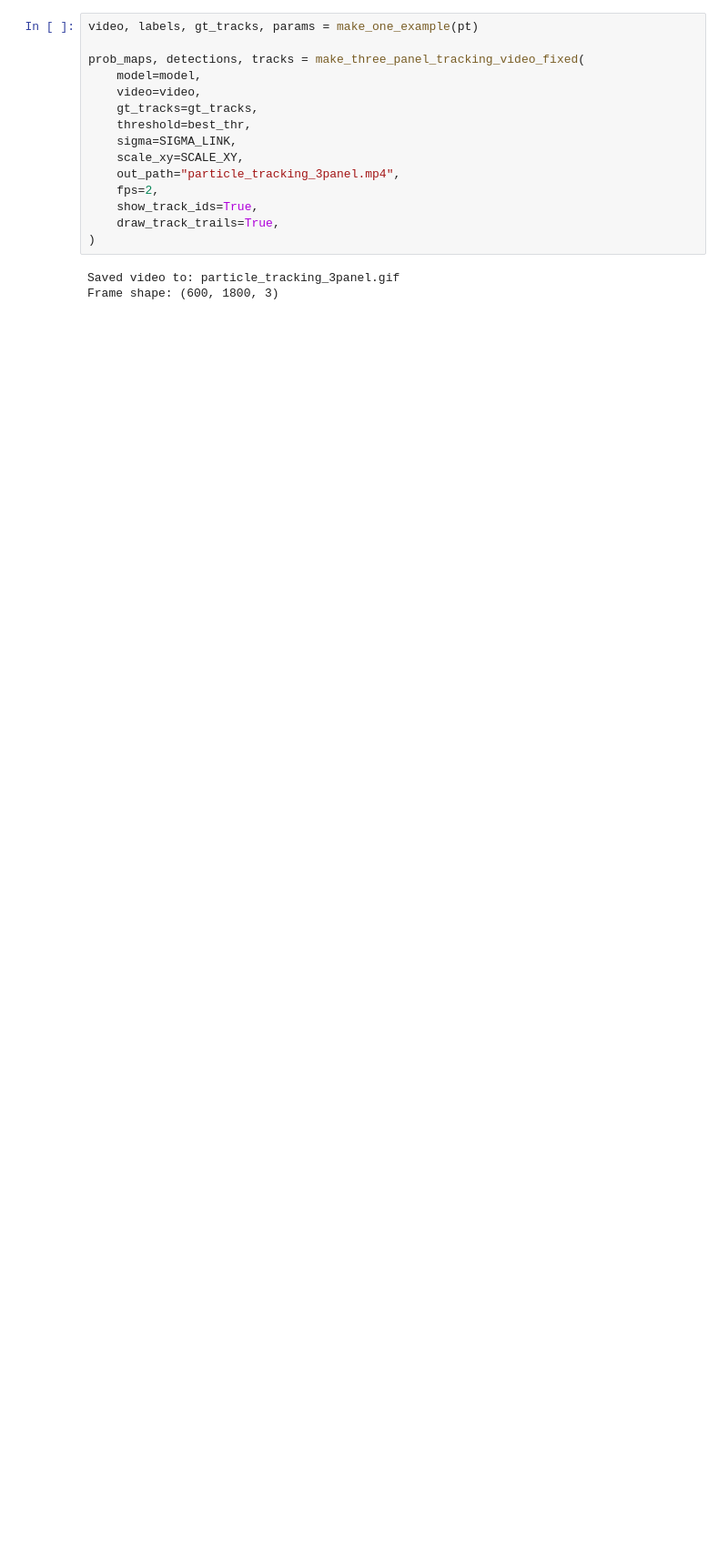
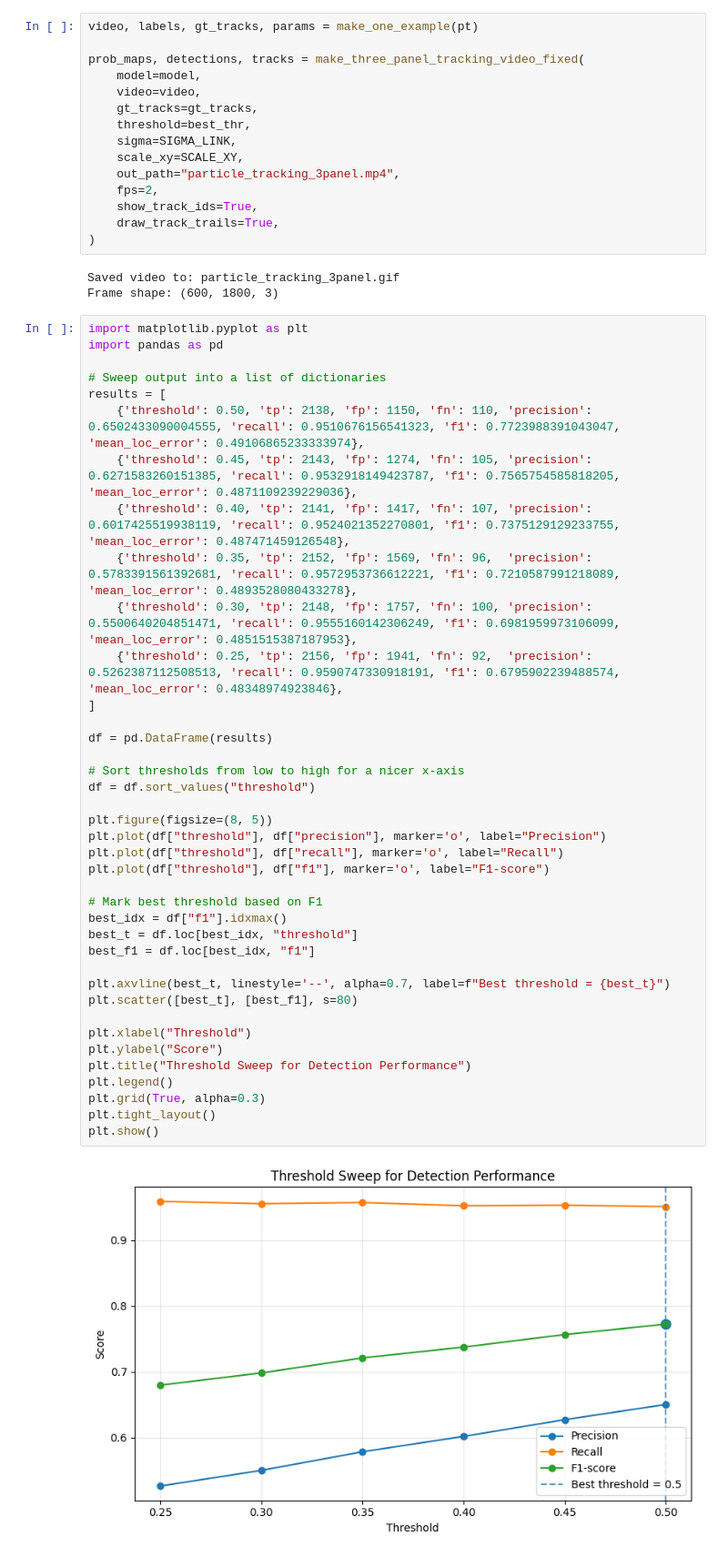
Before and after one commit to xiaoya777/509_project, a Jupyter notebook: 509_project11_new.ipynb, the cells around one changed output. Shown at 91% size. Cells and saved outputs as stored; diff of their text form; blank space fills up the shorter version.

```diff
--- a/509_project11_new.ipynb
+++ b/509_project11_new.ipynb
@@ -1286,3 +1286,44 @@ prob_maps, detections, tracks = make_three_panel_tracking_video_fixed(
 # %% [output]
 Saved video to: particle_tracking_3panel.gif
 Frame shape: (600, 1800, 3)
+# %%
+import matplotlib.pyplot as plt
+import pandas as pd
+
+# Sweep output into a list of dictionaries
+results = [
+    {'threshold': 0.50, 'tp': 2138, 'fp': 1150, 'fn': 110, 'precision': 0.6502433090004555, 'recall': 0.9510676156541323, 'f1': 0.7723988391043047, 'mean_loc_error': 0.49106865233333974},
+    {'threshold': 0.45, 'tp': 2143, 'fp': 1274, 'fn': 105, 'precision': 0.6271583260151385, 'recall': 0.9532918149423787, 'f1': 0.7565754585818205, 'mean_loc_error': 0.4871109239229036},
+    {'threshold': 0.40, 'tp': 2141, 'fp': 1417, 'fn': 107, 'precision': 0.6017425519938119, 'recall': 0.9524021352270801, 'f1': 0.7375129129233755, 'mean_loc_error': 0.487471459126548},
+    {'threshold': 0.35, 'tp': 2152, 'fp': 1569, 'fn': 96,  'precision': 0.5783391561392681, 'recall': 0.9572953736612221, 'f1': 0.7210587991218089, 'mean_loc_error': 0.4893528080433278},
+    {'threshold': 0.30, 'tp': 2148, 'fp': 1757, 'fn': 100, 'precision': 0.5500640204851471, 'recall': 0.9555160142306249, 'f1': 0.6981959973106099, 'mean_loc_error': 0.4851515387187953},
+    {'threshold': 0.25, 'tp': 2156, 'fp': 1941, 'fn': 92,  'precision': 0.5262387112508513, 'recall': 0.9590747330918191, 'f1': 0.6795902239488574, 'mean_loc_error': 0.48348974923846},
+]
+
+df = pd.DataFrame(results)
+
+# Sort thresholds from low to high for a nicer x-axis
+df = df.sort_values("threshold")
+
+plt.figure(figsize=(8, 5))
+plt.plot(df["threshold"], df["precision"], marker='o', label="Precision")
+plt.plot(df["threshold"], df["recall"], marker='o', label="Recall")
+plt.plot(df["threshold"], df["f1"], marker='o', label="F1-score")
+
+# Mark best threshold based on F1
+best_idx = df["f1"].idxmax()
+best_t = df.loc[best_idx, "threshold"]
+best_f1 = df.loc[best_idx, "f1"]
+
+plt.axvline(best_t, linestyle='--', alpha=0.7, label=f"Best threshold = {best_t}")
+plt.scatter([best_t], [best_f1], s=80)
+
+plt.xlabel("Threshold")
+plt.ylabel("Score")
+plt.title("Threshold Sweep for Detection Performance")
+plt.legend()
+plt.grid(True, alpha=0.3)
+plt.tight_layout()
+plt.show()
+# %% [output]
+[figure, added]
```
